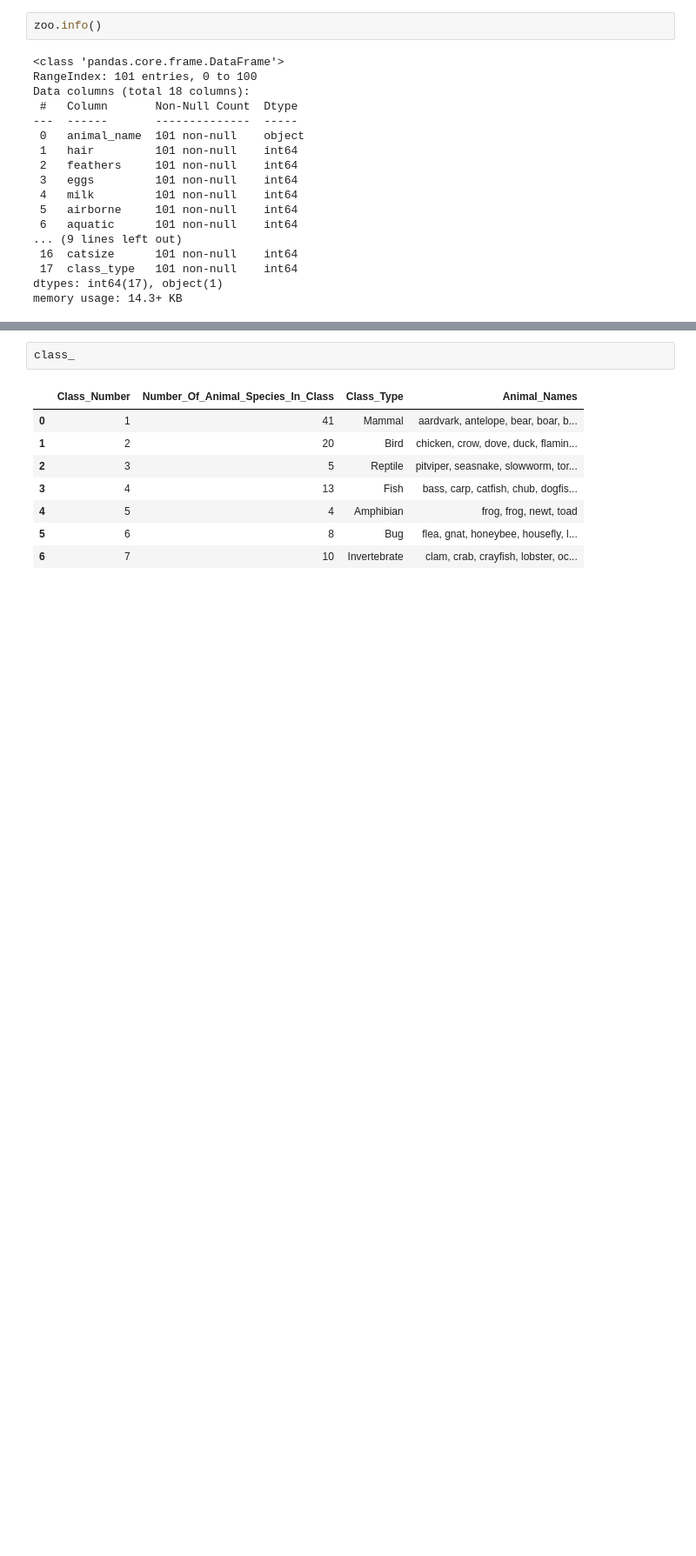
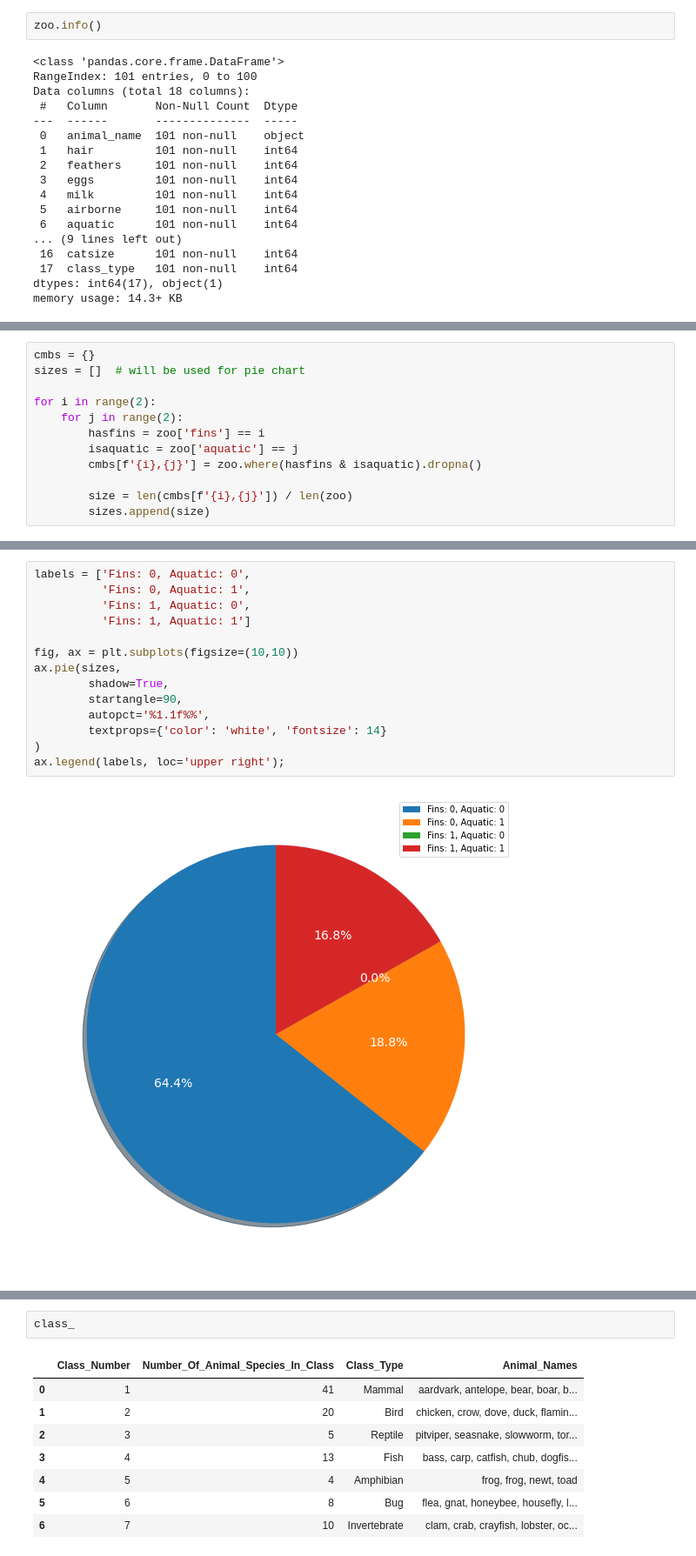
Before and after one commit to DavMrc/Machine-Learning, a Jupyter notebook: Zoo animals classification.ipynb, the cells around one changed output, grey strips where cells are left out. Shown: that part at 87% size. Saved outputs shown, nothing was run; the diff lists cells and outputs as text; blank space fills up the shorter version.

```diff
--- a/Zoo animals classification.ipynb
+++ b/Zoo animals classification.ipynb
@@ -41,0 +107,12 @@ memory usage: 14.3+ KB
+# %%
+cmbs = {}
+sizes = []  # will be used for pie chart
+
+for i in range(2):
+    for j in range(2):
+        hasfins = zoo['fins'] == i
+        isaquatic = zoo['aquatic'] == j
+        cmbs[f'{i},{j}'] = zoo.where(hasfins & isaquatic).dropna()
+
+        size = len(cmbs[f'{i},{j}']) / len(zoo)
+        sizes.append(size)
@@ -41,0 +126,16 @@ memory usage: 14.3+ KB
+# %%
+labels = ['Fins: 0, Aquatic: 0',
+          'Fins: 0, Aquatic: 1',
+          'Fins: 1, Aquatic: 0',
+          'Fins: 1, Aquatic: 1']
+
+fig, ax = plt.subplots(figsize=(10,10))
+ax.pie(sizes,
+        shadow=True,
+        startangle=90,
+        autopct='%1.1f%%',
+        textprops={'color': 'white', 'fontsize': 14}
+)
+ax.legend(labels, loc='upper right');
+# %% [output]
+[figure, added]
```
Also changed, not shown: parts of 27 cells of this notebook.
